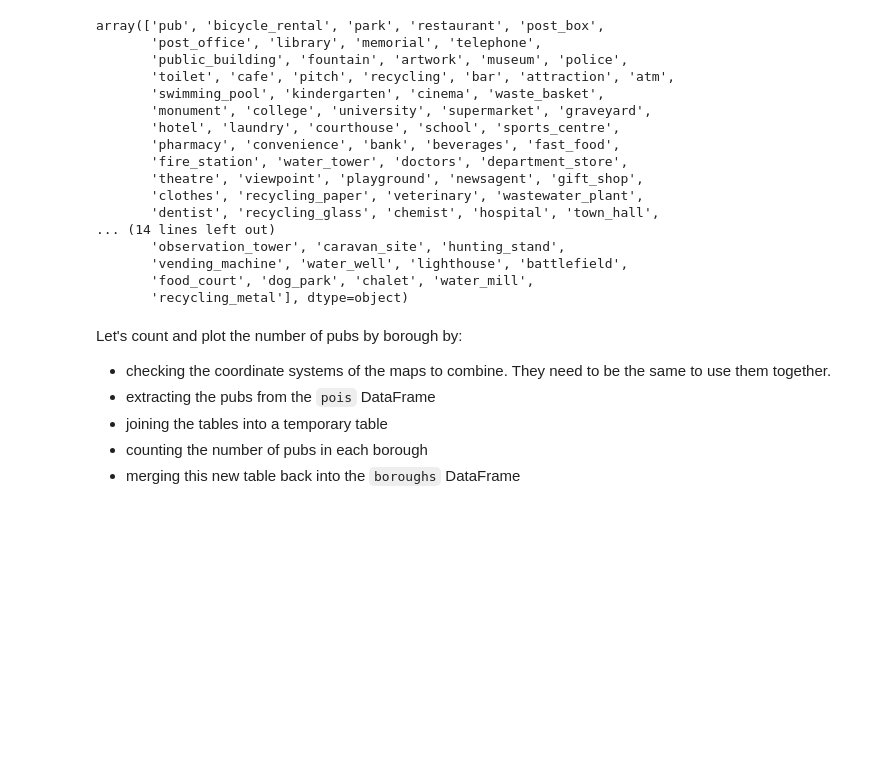
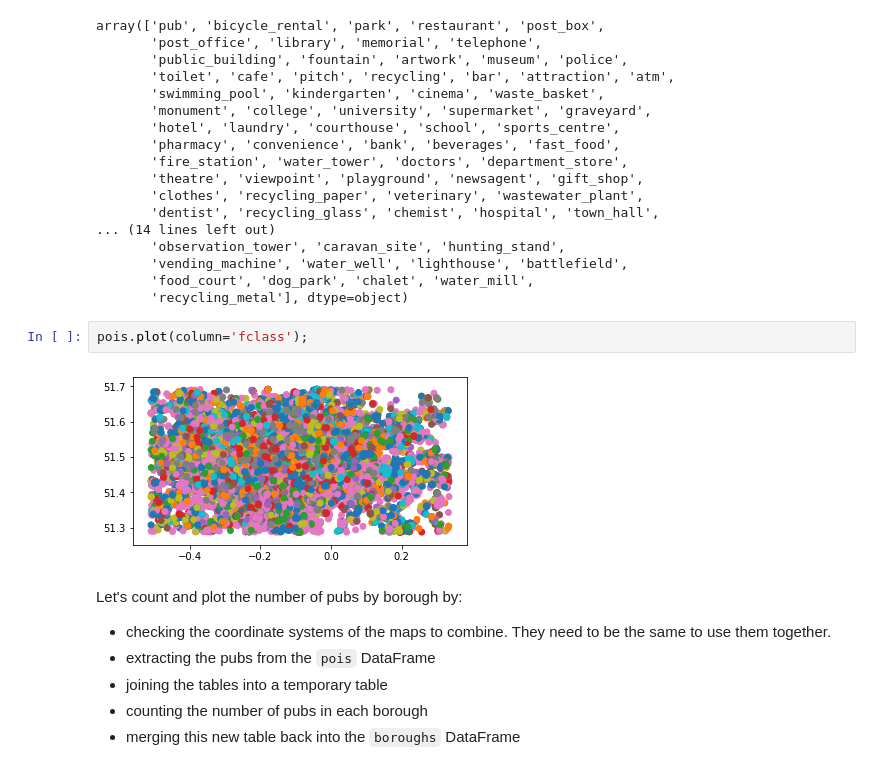
Before and after one commit to monocilindro/foss4g-geopandas, a Jupyter notebook: notebooks/2-geopandas-workshop.ipynb, the cells around one changed output. Drawn from its saved outputs; the diff is of its cells as text; blank space fills up the shorter version.

```diff
--- a/notebooks/2-geopandas-workshop.ipynb
+++ b/notebooks/2-geopandas-workshop.ipynb
@@ -525,6 +525,10 @@ array(['pub', 'bicycle_rental', 'park', 'restaurant', 'post_box',
        'vending_machine', 'water_well', 'lighthouse', 'battlefield',
        'food_court', 'dog_park', 'chalet', 'water_mill',
        'recycling_metal'], dtype=object)
+# %%
+pois.plot(column='fclass');
+# %% [output]
+[figure, added]
 # %% [markdown]
 Let's count and plot the number of pubs by borough by:
 
```
Also changed, not shown: parts of 7 cells of this notebook, 3 other files.
